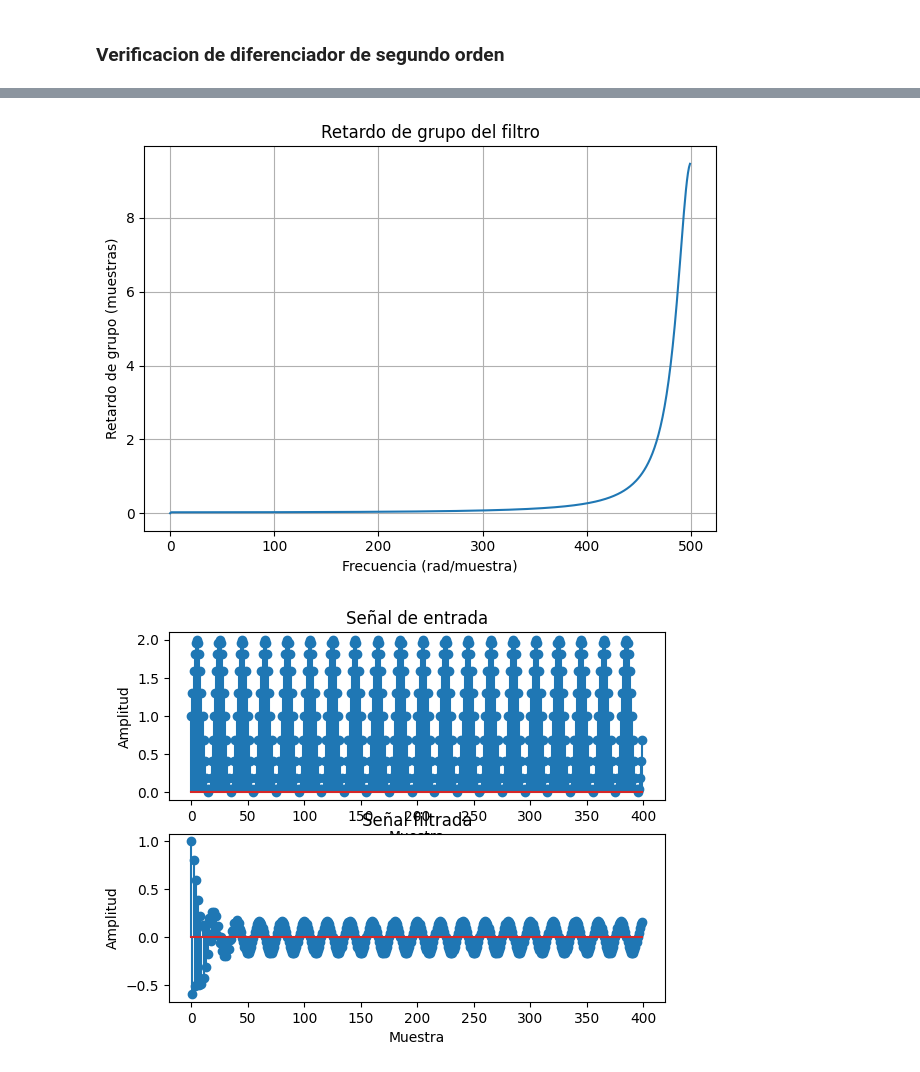
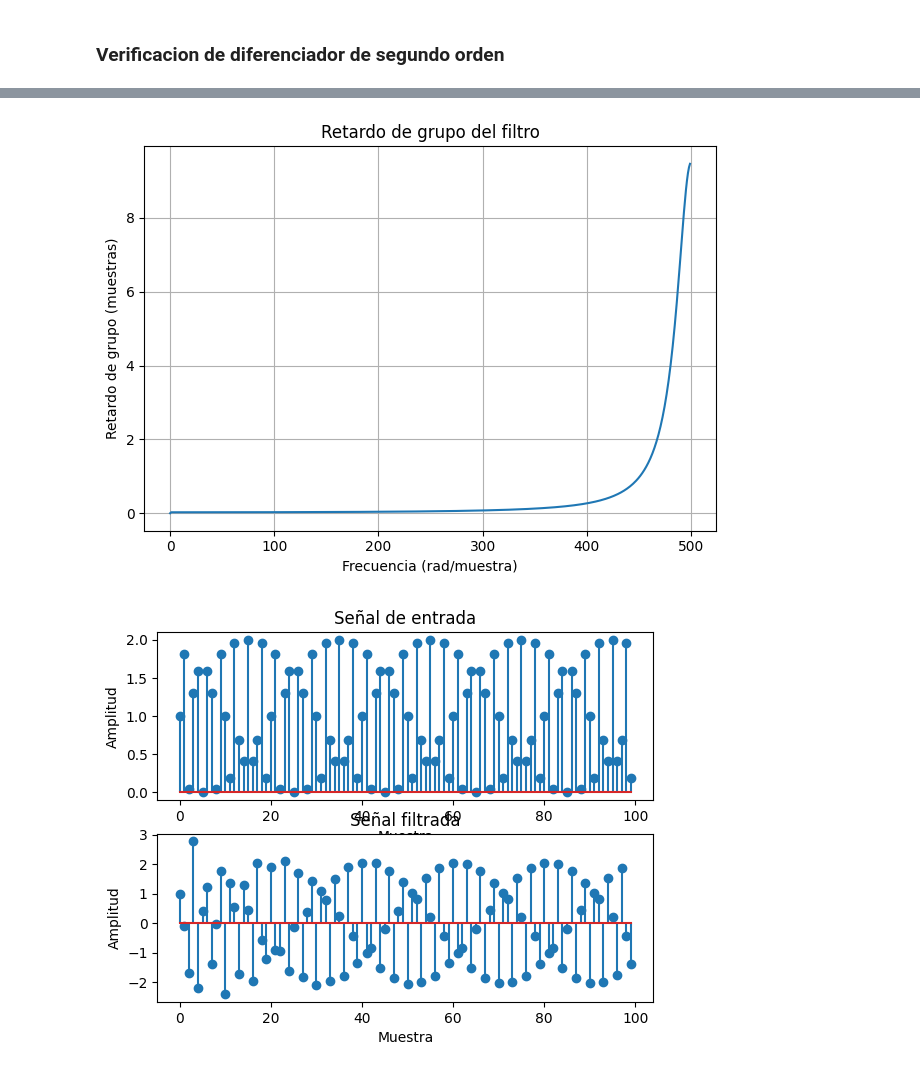
Before and after one commit to velazquezlautaro12303/UTN-FRBA-Lautaro-Velazquez, a Jupyter notebook: docs/source/tp-semanal8.ipynb, the cells around one changed output, grey strips where cells are left out. Saved outputs shown, nothing was run; the diff lists cells and outputs as text; code cells hidden in the pictures.

```diff
--- a/docs/source/tp-semanal8.ipynb
+++ b/docs/source/tp-semanal8.ipynb
@@ -66,7 +68,8 @@ def plot_filter_signal(b, a, input):
 # %%
 # Parámetros de la señal senoidal
 fs = 1000
-frecuencia = 50  # Frecuencia de la señal en Hz
+# frecuencia = 50/fs  # Frecuencia de la señal en Hz
+frecuencia = 350
 t = np.arange(0, .1, 1/fs)  # Vector de tiempo de 1 segundo
 amplitud = 1  # Amplitud de la señal
 fase = 0  # Fase inicial en radianes
@@ -119,15 +122,15 @@ plot_filter_signal(b, a, senoidal)
 # %%
 DC = 1
 
 b = [1,-1]
-a = [1,.9,]
+a = [1,.9]
 
 plot_filter_digital(b, a, fs)
 plot_filter_signal(b, a, senoidal + DC)
 # %% [output]
 [figure]
 [figure]
-[figure, old version]
+[figure, new version]
 # %%
 D = 0.5
 R = -D/(D+2)
```
Also changed, not shown: parts of 7 cells of this notebook, 1 other file.
